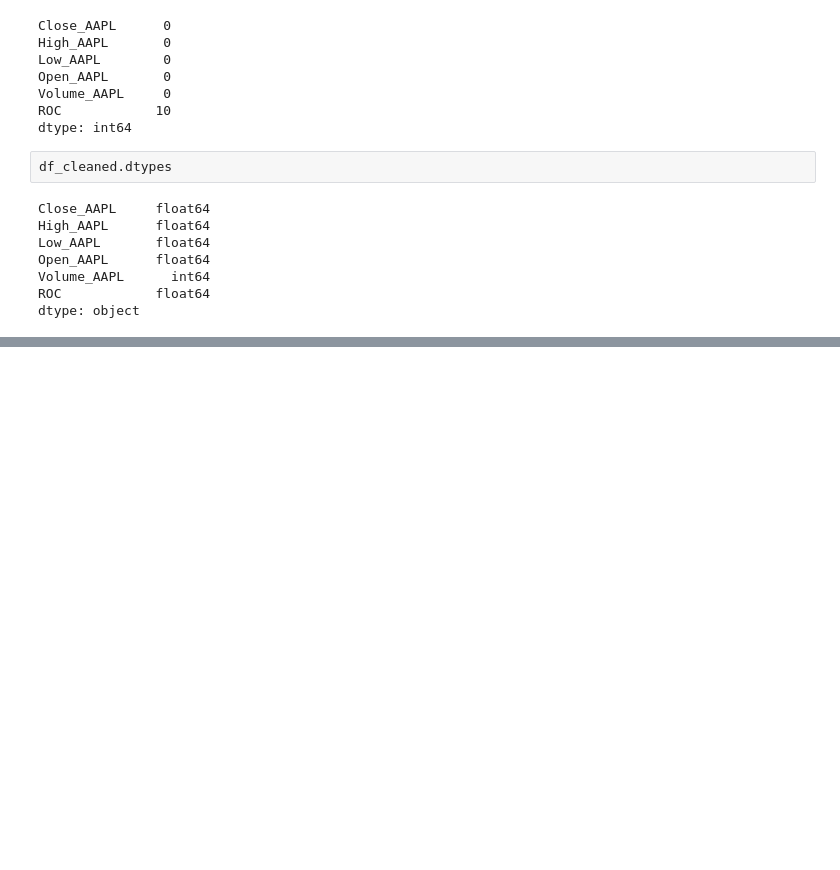
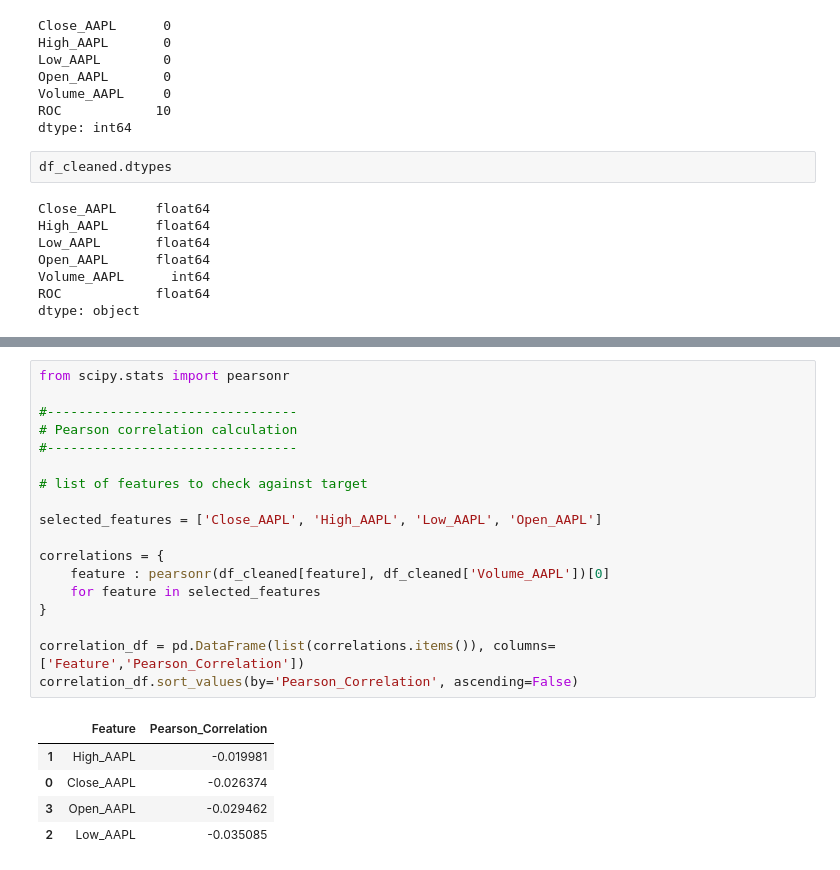
Before and after one commit to Priyamkumar8778/algo-trading, a Jupyter notebook: 7EDA.ipynb, the cells around one changed output, grey strips where cells are left out. Drawn from its saved outputs; the diff is of its cells as text; blank space fills up the shorter version.

```diff
--- a/7EDA.ipynb
+++ b/7EDA.ipynb
@@ -228,0 +268,24 @@ df_cleaned = df_cleaned.astype(int)
+# %%
+from scipy.stats import pearsonr
+
+#--------------------------------
+# Pearson correlation calculation
+#--------------------------------
+
+# list of features to check against target
+
+selected_features = ['Close_AAPL', 'High_AAPL', 'Low_AAPL', 'Open_AAPL']
+
+correlations = {
+    feature : pearsonr(df_cleaned[feature], df_cleaned['Volume_AAPL'])[0]
+    for feature in selected_features
+}
+
+correlation_df = pd.DataFrame(list(correlations.items()), columns=['Feature','Pearson_Correlation'])
+correlation_df.sort_values(by='Pearson_Correlation', ascending=False)
+# %% [output]
+|  | Feature | Pearson_Correlation |
+| 1 | High_AAPL | -0.019981 |
+| 0 | Close_AAPL | -0.026374 |
+| 3 | Open_AAPL | -0.029462 |
+| 2 | Low_AAPL | -0.035085 |
```
Also changed, not shown: parts of 23 cells of this notebook.
